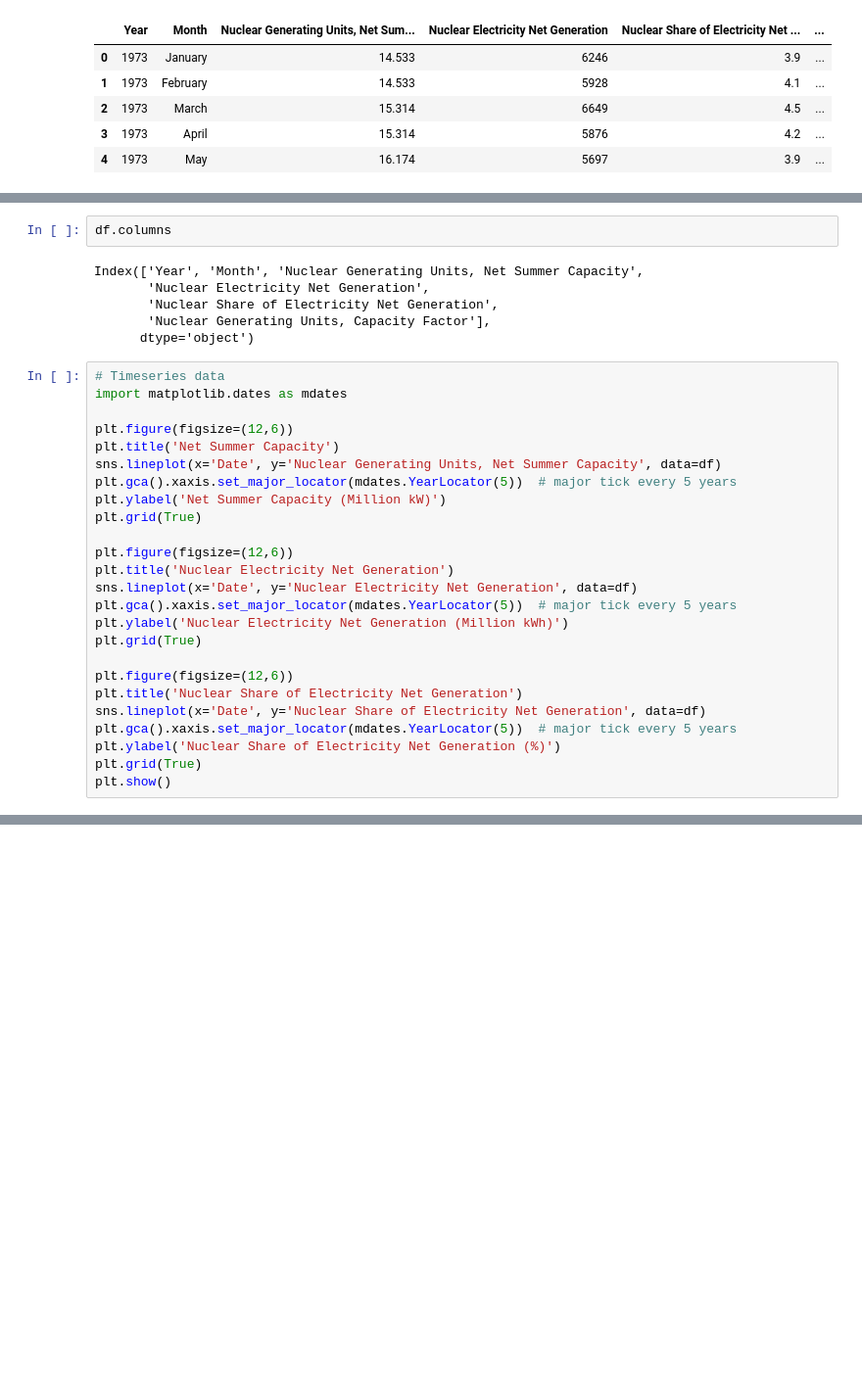
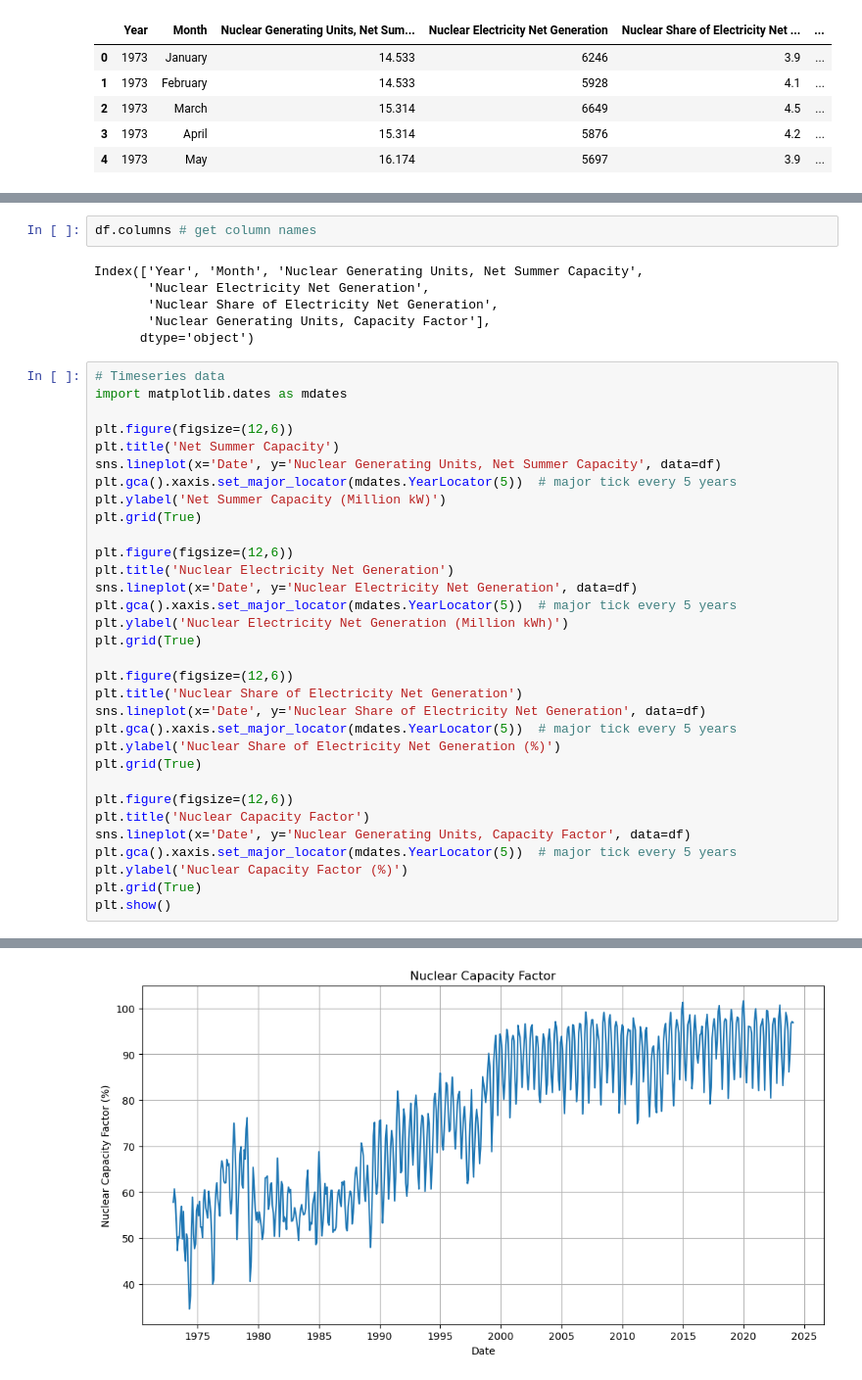
Before and after one commit to daffwwz/nuclear-energy-dataset-analysis, a Jupyter notebook: data_prep.ipynb, the cells around one changed output, grey strips where cells are left out. Shown at 98% size. Saved outputs shown, nothing was run; the diff lists cells and outputs as text; blank space fills up the shorter version.

Commit message:
timeseries data visualization

```diff
--- a/data_prep.ipynb
+++ b/data_prep.ipynb
@@ -105,7 +105,7 @@ df.describe()
 | 75% | 2011.000000 | 99.628000 | 65169.250000 | 20.100000 | 91.875000 |
 | max | 2024.000000 | 102.206000 | 74649.000000 | 22.900000 | 101.600000 |
 # %%
-df.columns
+df.columns # get column names
 # %% [output]
 Index(['Year', 'Month', 'Nuclear Generating Units, Net Summer Capacity',
        'Nuclear Electricity Net Generation',
@@ -115,29 +115,37 @@ Index(['Year', 'Month', 'Nuclear Generating Units, Net Summer Capacity',
 # %%
 # Timeseries data
 import matplotlib.dates as mdates
 
 plt.figure(figsize=(12,6))
 plt.title('Net Summer Capacity')
 sns.lineplot(x='Date', y='Nuclear Generating Units, Net Summer Capacity', data=df)
 plt.gca().xaxis.set_major_locator(mdates.YearLocator(5))  # major tick every 5 years
 plt.ylabel('Net Summer Capacity (Million kW)')
 plt.grid(True)
 
 plt.figure(figsize=(12,6))
 plt.title('Nuclear Electricity Net Generation')
 sns.lineplot(x='Date', y='Nuclear Electricity Net Generation', data=df)
 plt.gca().xaxis.set_major_locator(mdates.YearLocator(5))  # major tick every 5 years
 plt.ylabel('Nuclear Electricity Net Generation (Million kWh)')
 plt.grid(True)
 
 plt.figure(figsize=(12,6))
 plt.title('Nuclear Share of Electricity Net Generation')
 sns.lineplot(x='Date', y='Nuclear Share of Electricity Net Generation', data=df)
 plt.gca().xaxis.set_major_locator(mdates.YearLocator(5))  # major tick every 5 years
 plt.ylabel('Nuclear Share of Electricity Net Generation (%)')
 plt.grid(True)
+
+plt.figure(figsize=(12,6))
+plt.title('Nuclear Capacity Factor')
+sns.lineplot(x='Date', y='Nuclear Generating Units, Capacity Factor', data=df)
+plt.gca().xaxis.set_major_locator(mdates.YearLocator(5))  # major tick every 5 years
+plt.ylabel('Nuclear Capacity Factor (%)')
+plt.grid(True)
 plt.show()
 # %% [output]
 [figure]
 [figure]
 [figure]
+[figure, added]
```
Also changed, not shown: parts of 1 cell of this notebook.
